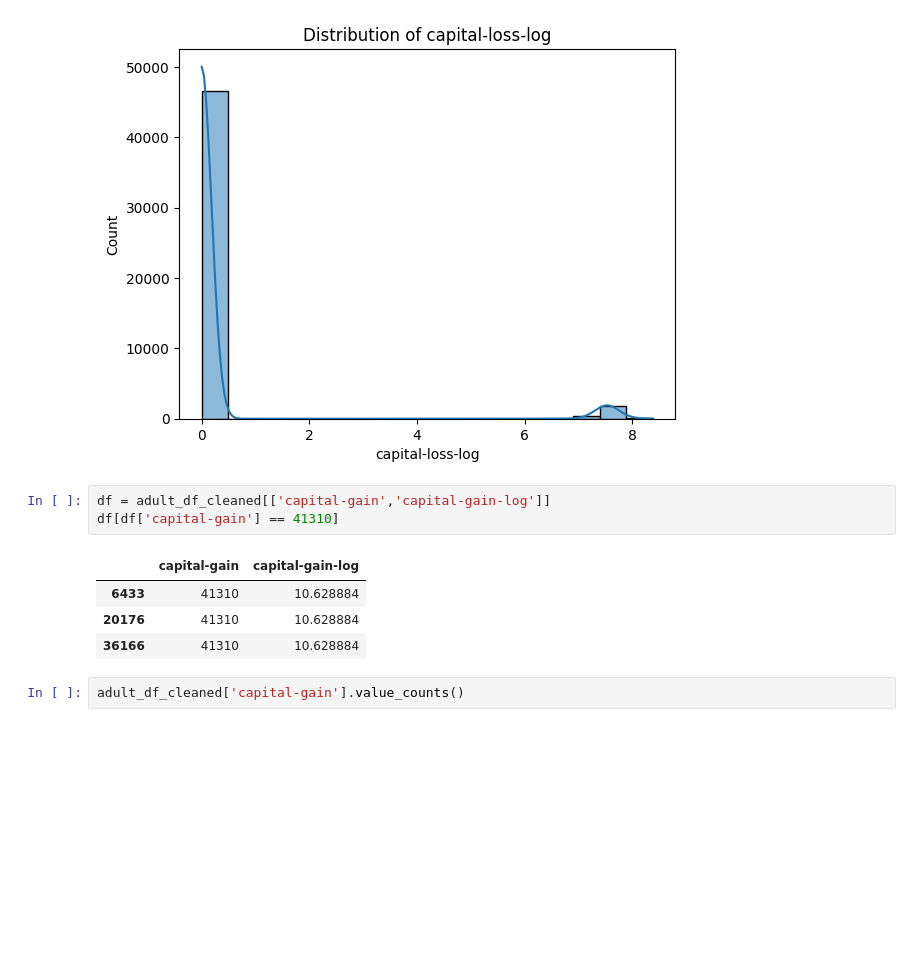
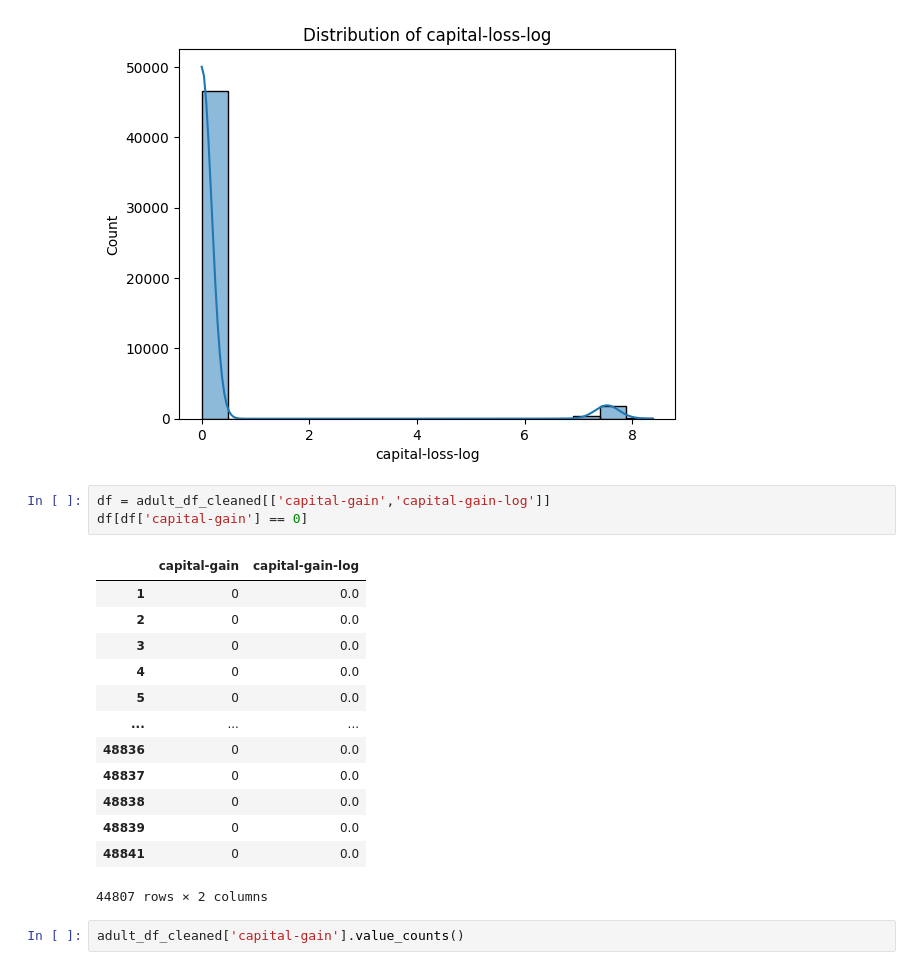
Before and after one commit to kmkri/ML_Assignments, a Jupyter notebook: ML_Assignments_Team2Final.ipynb, the cells around one changed output. Cells and saved outputs as stored; diff of their text form; blank space fills up the shorter version.

```diff
--- a/ML_Assignments_Team2Final.ipynb
+++ b/ML_Assignments_Team2Final.ipynb
@@ -698,12 +698,21 @@ plt.show()
 [figure]
 # %%
 df = adult_df_cleaned[['capital-gain','capital-gain-log']]
-df[df['capital-gain'] == 41310]
+df[df['capital-gain'] == 0]
 # %% [output]
 |  | capital-gain | capital-gain-log |
-| 6433 | 41310 | 10.628884 |
-| 20176 | 41310 | 10.628884 |
-| 36166 | 41310 | 10.628884 |
+| 1 | 0 | 0.0 |
+| 2 | 0 | 0.0 |
+| 3 | 0 | 0.0 |
+| 4 | 0 | 0.0 |
+| 5 | 0 | 0.0 |
+| ... | ... | ... |
+| 48836 | 0 | 0.0 |
+| 48837 | 0 | 0.0 |
+| 48838 | 0 | 0.0 |
+| 48839 | 0 | 0.0 |
+| 48841 | 0 | 0.0 |
+44807 rows × 2 columns
 # %%
 adult_df_cleaned['capital-gain'].value_counts()
 # %% [output]
```
Also changed, not shown: parts of 13 cells of this notebook.
